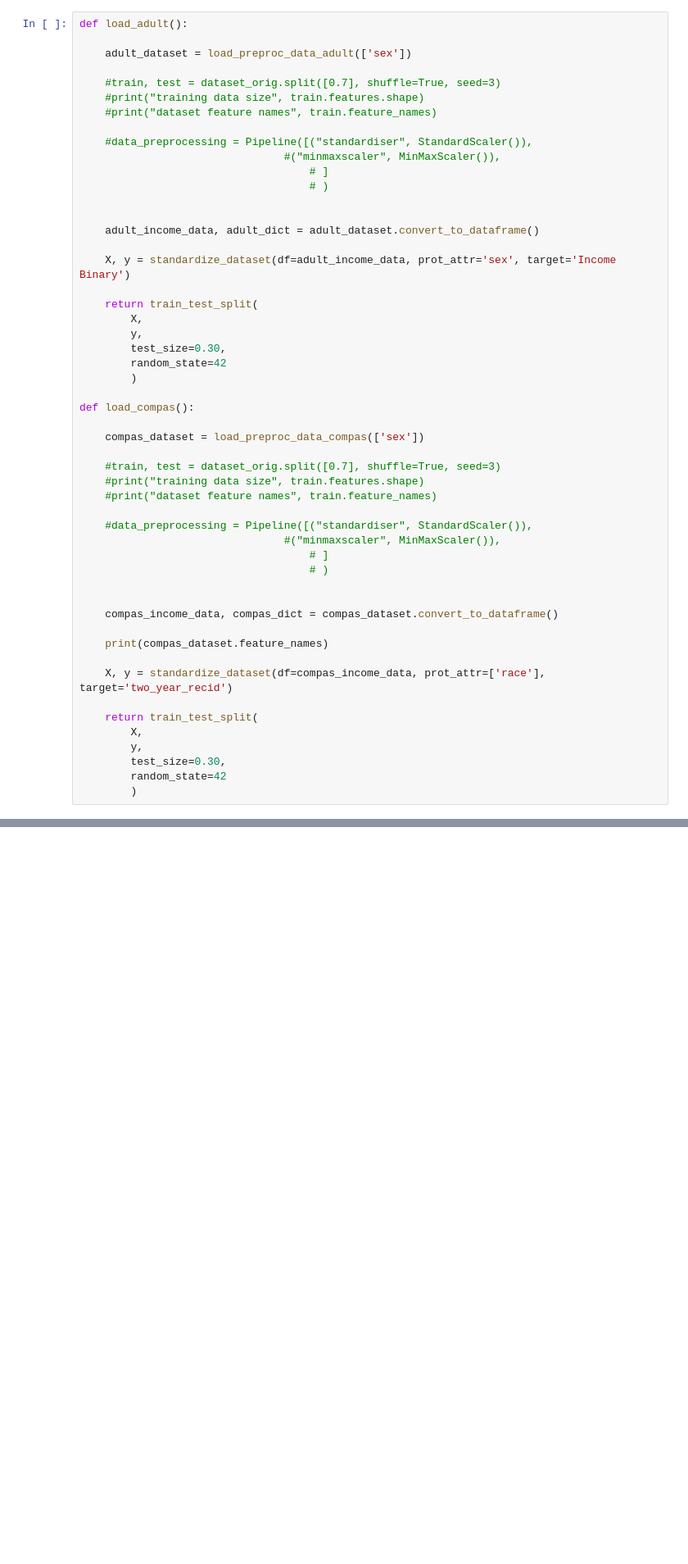
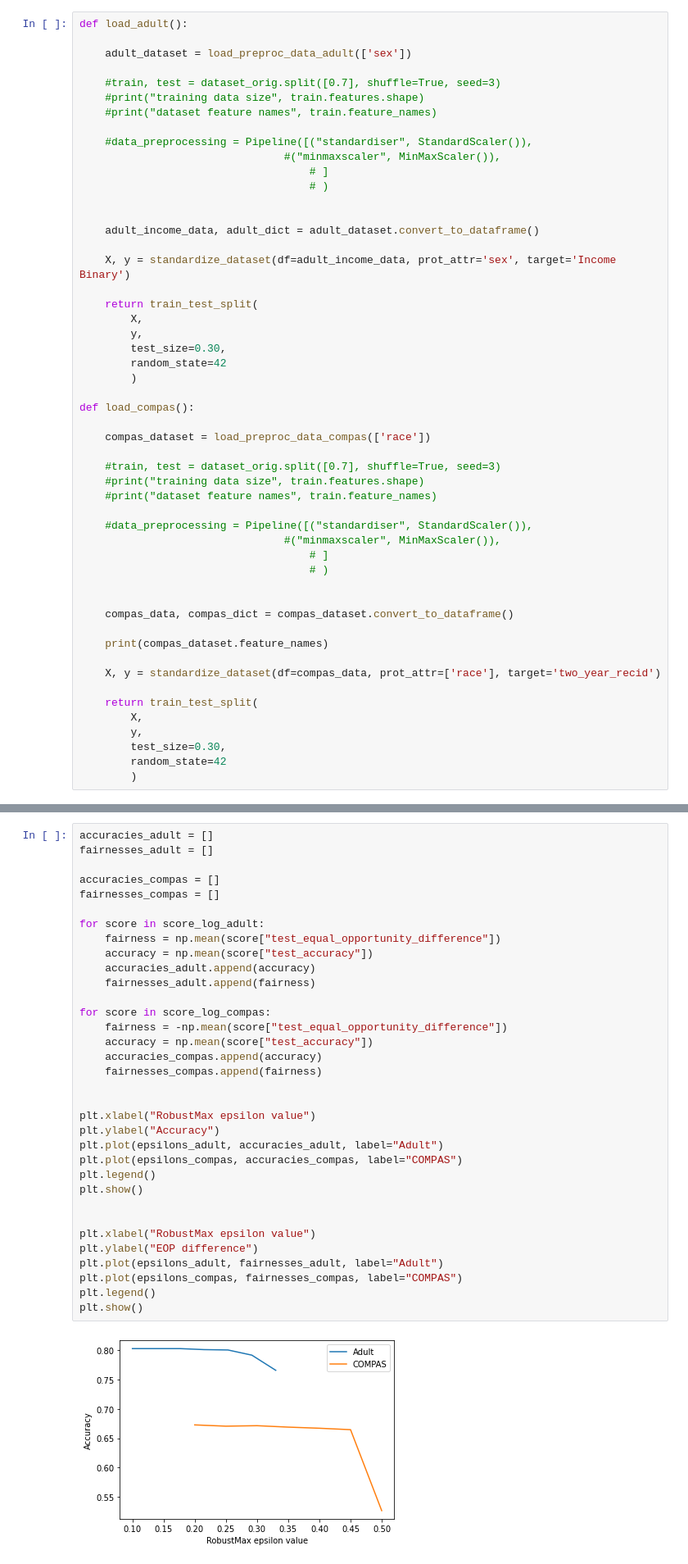
Before and after one commit to hugheshallettj/Fair_SVGP, a Jupyter notebook: SVGP_fairness_coursework.ipynb, the cells around one changed output, grey strips where cells are left out. Shown: that part at 82% size. Saved outputs shown, nothing was run; the diff lists cells and outputs as text; blank space fills up the shorter version.

```diff
--- a/SVGP_fairness_coursework.ipynb
+++ b/SVGP_fairness_coursework.ipynb
@@ -88,7 +145,7 @@ def load_adult():
 
 def load_compas():
 
-    compas_dataset = load_preproc_data_compas(['sex'])
+    compas_dataset = load_preproc_data_compas(['race'])
 
     #train, test = dataset_orig.split([0.7], shuffle=True, seed=3)
     #print("training data size", train.features.shape)
@@ -100,11 +157,11 @@ def load_compas():
                                     # )
 
 
-    compas_income_data, compas_dict = compas_dataset.convert_to_dataframe()
+    compas_data, compas_dict = compas_dataset.convert_to_dataframe()
 
     print(compas_dataset.feature_names)
 
-    X, y = standardize_dataset(df=compas_income_data, prot_attr=['race'], target='two_year_recid')
+    X, y = standardize_dataset(df=compas_data, prot_attr=['race'], target='two_year_recid')
 
     return train_test_split(
         X,
@@ -617,0 +687,36 @@ plt.show()
+# %%
+accuracies_adult = []
+fairnesses_adult = []
+
+accuracies_compas = []
+fairnesses_compas = []
+
+for score in score_log_adult:
+    fairness = np.mean(score["test_equal_opportunity_difference"])
+    accuracy = np.mean(score["test_accuracy"])
+    accuracies_adult.append(accuracy)
+    fairnesses_adult.append(fairness)
+
+for score in score_log_compas:
+    fairness = -np.mean(score["test_equal_opportunity_difference"])
+    accuracy = np.mean(score["test_accuracy"])
+    accuracies_compas.append(accuracy)
+    fairnesses_compas.append(fairness)
+
+
+plt.xlabel("RobustMax epsilon value")
+plt.ylabel("Accuracy")
+plt.plot(epsilons_adult, accuracies_adult, label="Adult")
+plt.plot(epsilons_compas, accuracies_compas, label="COMPAS")
+plt.legend()
+plt.show()
+
+
+plt.xlabel("RobustMax epsilon value")
+plt.ylabel("EOP difference")
+plt.plot(epsilons_adult, fairnesses_adult, label="Adult")
+plt.plot(epsilons_compas, fairnesses_compas, label="COMPAS")
+plt.legend()
+plt.show()
+# %% [output]
+[figure, added]
```
Also changed, not shown: parts of 56 cells of this notebook, 1 other file.
